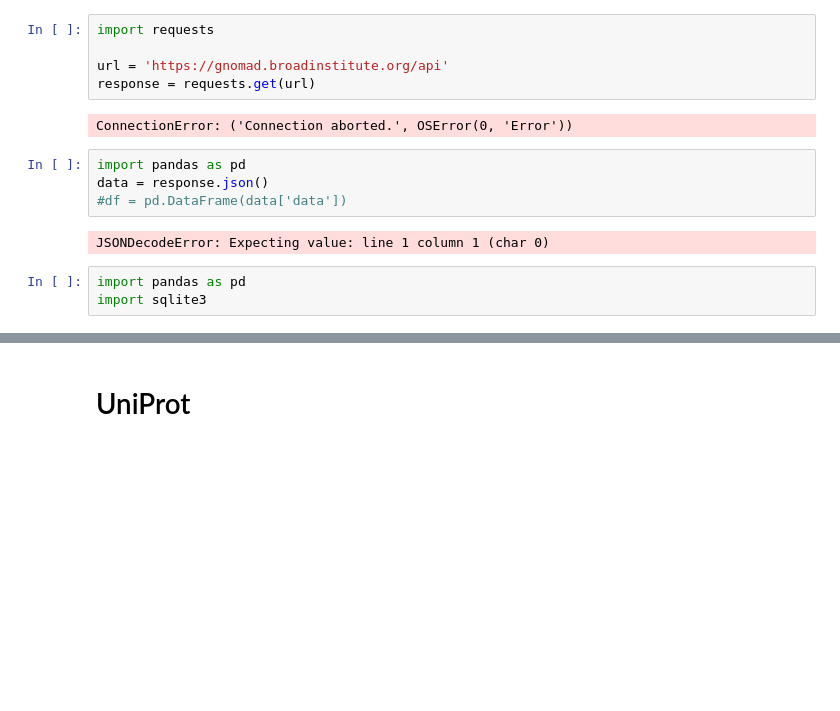
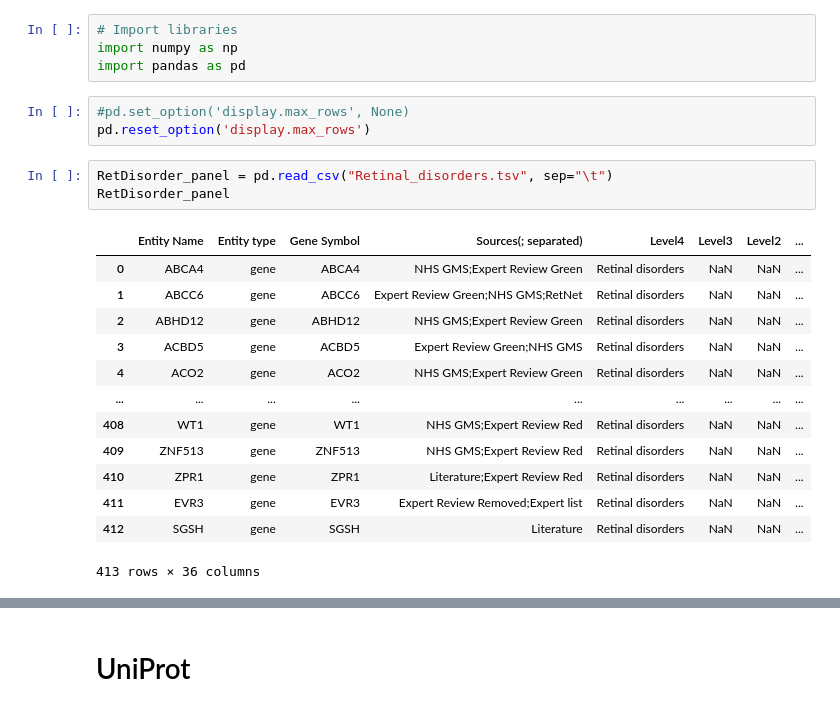
Before and after one commit to crodilla/Data_Analyst, a Jupyter notebook: EDA/GnomAD/gnomad.ipynb, the cells around one changed output, grey strips where cells are left out. Saved outputs shown, nothing was run; the diff lists cells and outputs as text; blank space fills up the shorter version.

```diff
--- a/EDA/GnomAD/gnomad.ipynb
+++ b/EDA/GnomAD/gnomad.ipynb
@@ -1,16 +1,24 @@
-# %%
-import requests
-
-url = 'https://gnomad.broadinstitute.org/api'
-response = requests.get(url)
-# %% [output]
-ConnectionError: ('Connection aborted.', OSError(0, 'Error'))
-# %%
-import pandas as pd
-data = response.json()
-#df = pd.DataFrame(data['data'])
-# %% [output]
-JSONDecodeError: Expecting value: line 1 column 1 (char 0)
-# %%
-import pandas as pd
-import sqlite3
+# %%
+# Import libraries
+import numpy as np
+import pandas as pd
+# %%
+#pd.set_option('display.max_rows', None)
+pd.reset_option('display.max_rows')
+# %%
+RetDisorder_panel = pd.read_csv("Retinal_disorders.tsv", sep="\t")
+RetDisorder_panel
+# %% [output]
+|  | Entity Name | Entity type | Gene Symbol | Sources(; separated) | Level4 | Level3 | Level2 | ... |
+| 0 | ABCA4 | gene | ABCA4 | NHS GMS;Expert Review Green | Retinal disorders | NaN | NaN | ... |
+| 1 | ABCC6 | gene | ABCC6 | Expert Review Green;NHS GMS;RetNet | Retinal disorders | NaN | NaN | ... |
+| 2 | ABHD12 | gene | ABHD12 | NHS GMS;Expert Review Green | Retinal disorders | NaN | NaN | ... |
+| 3 | ACBD5 | gene | ACBD5 | Expert Review Green;NHS GMS | Retinal disorders | NaN | NaN | ... |
+| 4 | ACO2 | gene | ACO2 | NHS GMS;Expert Review Green | Retinal disorders | NaN | NaN | ... |
+| ... | ... | ... | ... | ... | ... | ... | ... | ... |
+| 408 | WT1 | gene | WT1 | NHS GMS;Expert Review Red | Retinal disorders | NaN | NaN | ... |
+| 409 | ZNF513 | gene | ZNF513 | NHS GMS;Expert Review Red | Retinal disorders | NaN | NaN | ... |
+| 410 | ZPR1 | gene | ZPR1 | Literature;Expert Review Red | Retinal disorders | NaN | NaN | ... |
+| 411 | EVR3 | gene | EVR3 | Expert Review Removed;Expert list | Retinal disorders | NaN | NaN | ... |
+| 412 | SGSH | gene | SGSH | Literature | Retinal disorders | NaN | NaN | ... |
+413 rows × 36 columns
```
Also changed, not shown: parts of 5 cells of this notebook, 3 other files.
